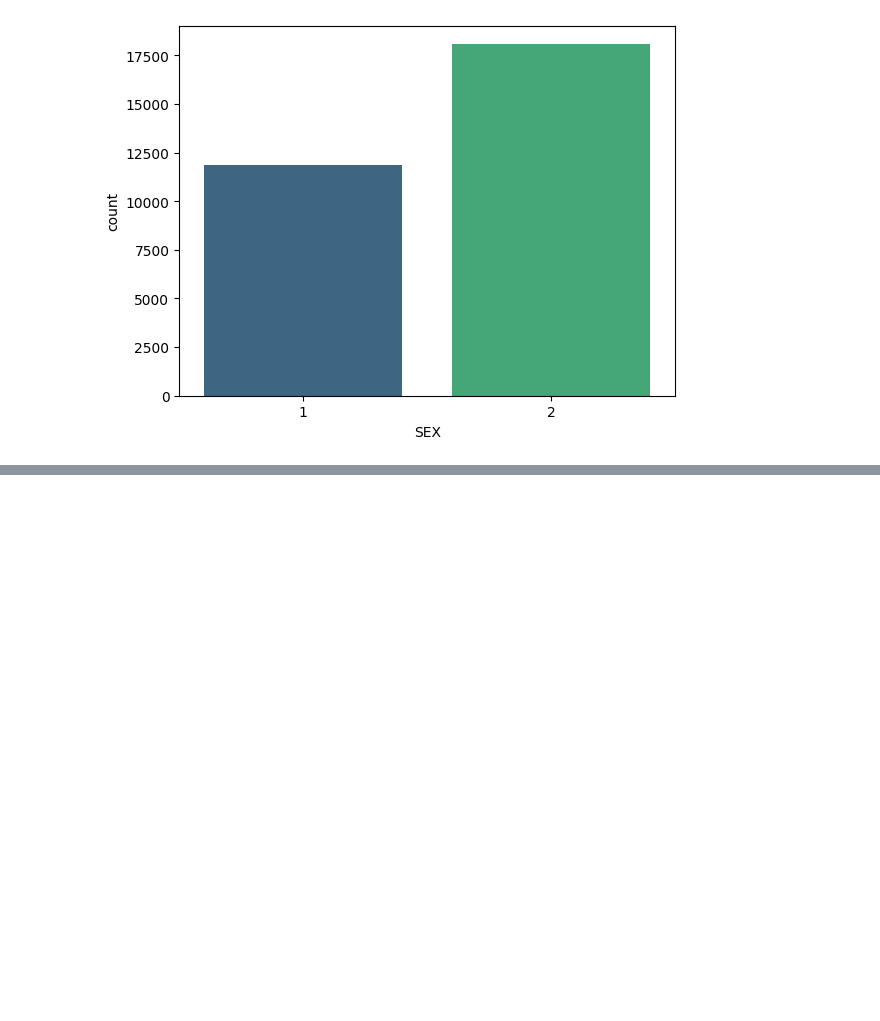
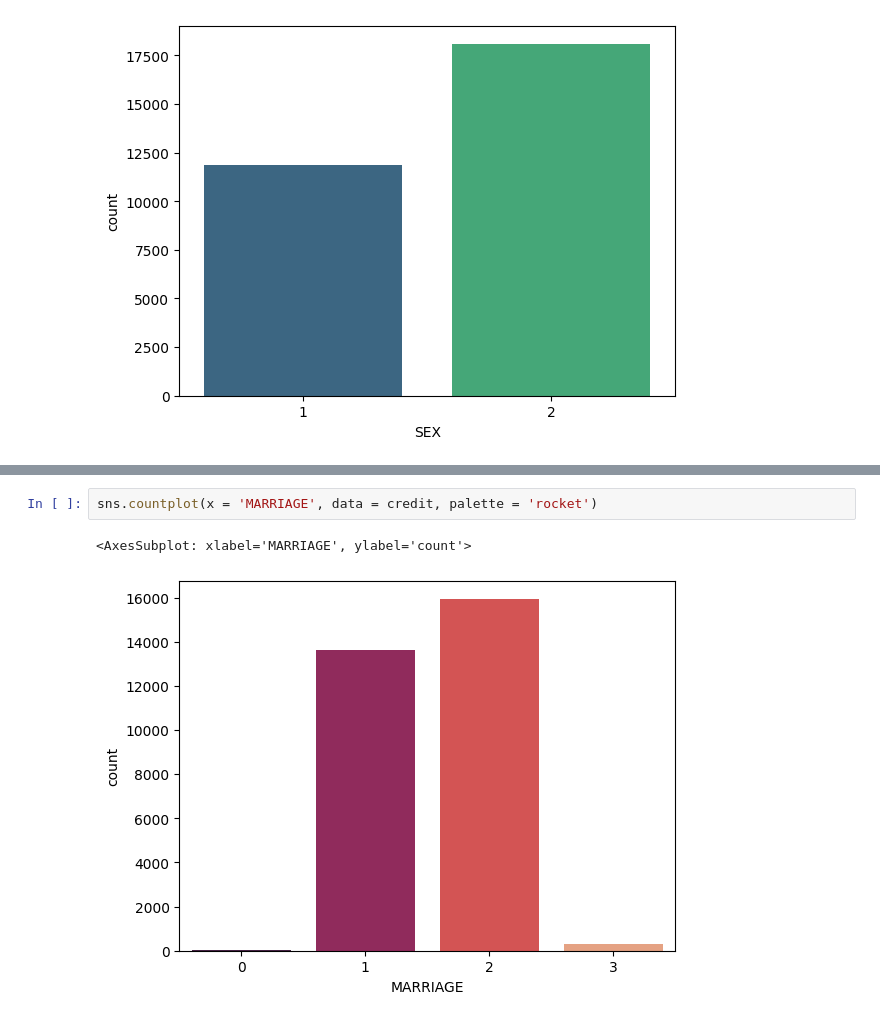
Before and after one commit to GiovanniPioDelvecchio/BigDataAnalyticsProject, a Jupyter notebook: Spark/NotebookTest/CreditCardClients.ipynb, the cells around one changed output, grey strips where cells are left out. Drawn from its saved outputs; the diff is of its cells as text; blank space fills up the shorter version.

```diff
--- a/Spark/NotebookTest/CreditCardClients.ipynb
+++ b/Spark/NotebookTest/CreditCardClients.ipynb
@@ -132,0 +197,5 @@ sns.countplot(x = 'SEX', data= credit, palette = 'viridis')
+# %%
+sns.countplot(x = 'MARRIAGE', data = credit, palette = 'rocket')
+# %% [output]
+<AxesSubplot: xlabel='MARRIAGE', ylabel='count'>
+[figure, added]
```
Also changed, not shown: parts of 27 cells of this notebook, 2 other files.
